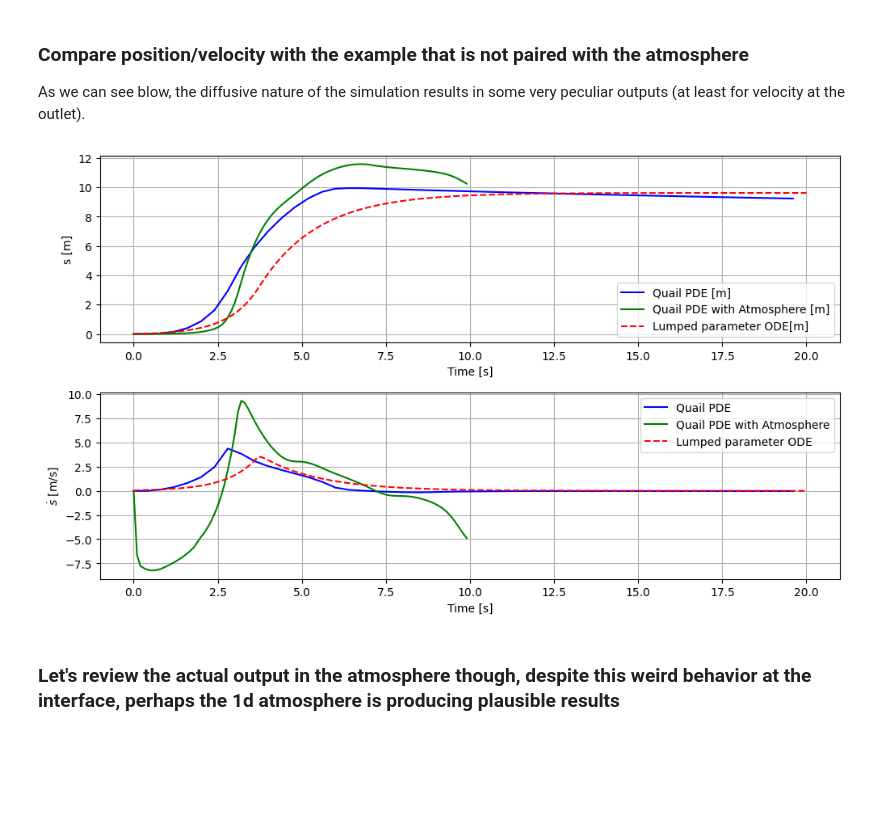
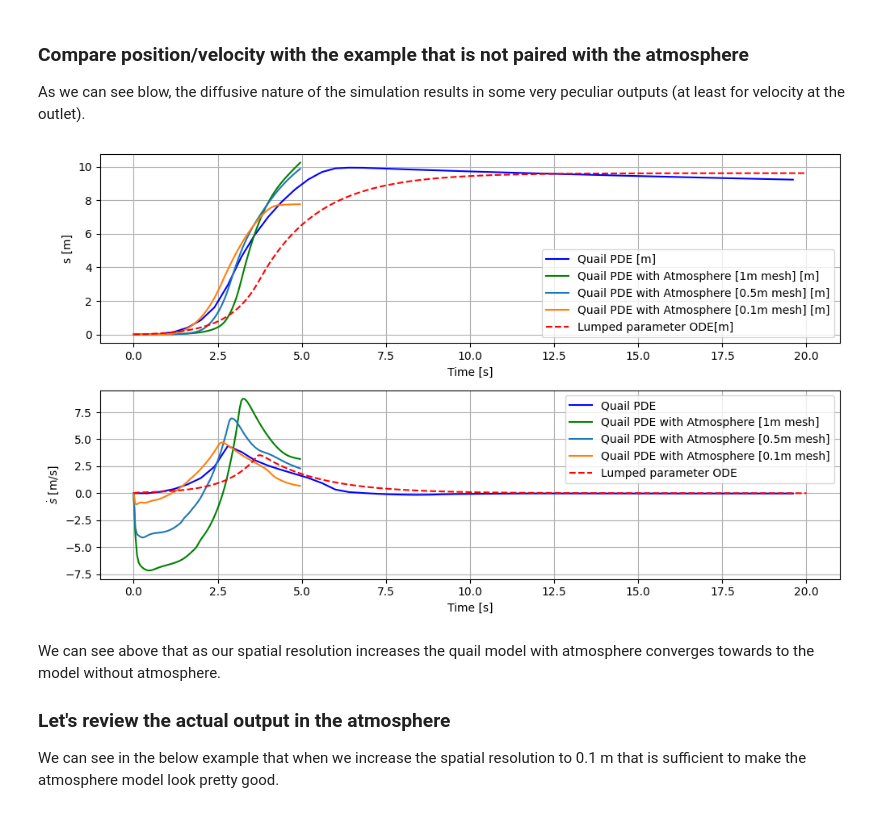
Before and after one commit to paxtonsc/volcano-sims, a Jupyter notebook: notebooks/2025.07.16.infrasound.ipynb, the cells around one changed output. Cells and saved outputs as stored; diff of their text form; code cells hidden in the pictures; blank space fills up the shorter version.

```diff
--- a/notebooks/2025.07.16.infrasound.ipynb
+++ b/notebooks/2025.07.16.infrasound.ipynb
@@ -181,33 +184,56 @@ solver_func = get_local_solver_from_index_func(folder_name, file_name)
 t_quail_w_atm, p_quail_w_atm, slip_quail_w_atm, u_quail_w_atm, _ = get_quantities_at_conduit_exit(
     solver_func, iterations=100, compute_temp=True, conduit_index=-1
 )
+
+file_name = "short_plug_v1"
+folder_name = "simple_conduit_1d_atmosphere"
+solver_func = get_local_solver_from_index_func(folder_name, file_name)
+t_quail_w_atm_1, p_quail_w_atm_1, slip_quail_w_atm_1, u_quail_w_atm_1, _ = get_quantities_at_conduit_exit(
+    solver_func, iterations=100, compute_temp=True, conduit_index=-1
+)
+
+file_name = "short_plug_v2"
+folder_name = "simple_conduit_1d_atmosphere"
+solver_func = get_local_solver_from_index_func(folder_name, file_name)
+t_quail_w_atm_2, p_quail_w_atm_2, slip_quail_w_atm_2, u_quail_w_atm_2, _ = get_quantities_at_conduit_exit(
+    solver_func, iterations=100, compute_temp=True, conduit_index=-1
+)
 # %%
 # Plot results
 plt.figure(figsize=(10, 6))
 
 plt.subplot(2, 1, 1)
 plt.plot(t_quail, slip_quail, "b-", label="Quail PDE [m]")
-plt.plot(t_quail_w_atm, slip_quail_w_atm, "g-", label="Quail PDE with Atmosphere [m]")
+plt.plot(t_quail_w_atm, slip_quail_w_atm, "g-", label="Quail PDE with Atmosphere [1m mesh] [m]")
+plt.plot(t_quail_w_atm_1, slip_quail_w_atm_1, label="Quail PDE with Atmosphere [0.5m mesh] [m]")
+plt.plot(t_quail_w_atm_2, slip_quail_w_atm_2, label="Quail PDE with Atmosphere [0.1m mesh] [m]")
 plt.plot(t_analytical, slip_analytical, "r--", label="Lumped parameter ODE[m]")
 plt.xlabel("Time [s]")
 plt.ylabel("s [m]")
 plt.grid(True)
 plt.legend()
 
 plt.subplot(2, 1, 2)
 plt.plot(t_quail, u_quail, "b-", label="Quail PDE")
-plt.plot(t_quail_w_atm, u_quail_w_atm, "g-", label="Quail PDE with Atmosphere")
+plt.plot(t_quail_w_atm, u_quail_w_atm, "g-", label="Quail PDE with Atmosphere [1m mesh]")
+plt.plot(t_quail_w_atm_1, u_quail_w_atm_1, label="Quail PDE with Atmosphere [0.5m mesh]")
+plt.plot(t_quail_w_atm_2, u_quail_w_atm_2, label="Quail PDE with Atmosphere [0.1m mesh]")
 plt.plot(t_analytical, u_analytical, "r--", label="Lumped parameter ODE")
 plt.xlabel("Time [s]")
 plt.ylabel(r"$\dot{s}$ [m/s]")
 plt.grid(True)
 plt.legend()
 
 plt.savefig(f"{BASE_PATH}/volcano_sims/notebooks/charts/lumped_parameter_model.png")
 plt.tight_layout()
 plt.show()
 # %% [output]
-[figure, old version]
+[figure, new version]
 # %% [markdown]
-### Let's review the actual output in the atmosphere though, despite this weird behavior at the interface, perhaps the 1d atmosphere is producing plausible results
+We can see above that as our spatial resolution increases the quail model with atmosphere converges towards to the model without atmosphere.
+
+
+### Let's review the actual output in the atmosphere
+
+We can see in the below example that when we increase the spatial resolution to 0.1 m that is sufficient to make the atmosphere model look pretty good.
 # %%
```
Also changed, not shown: parts of 11 cells of this notebook, 12 other files.
